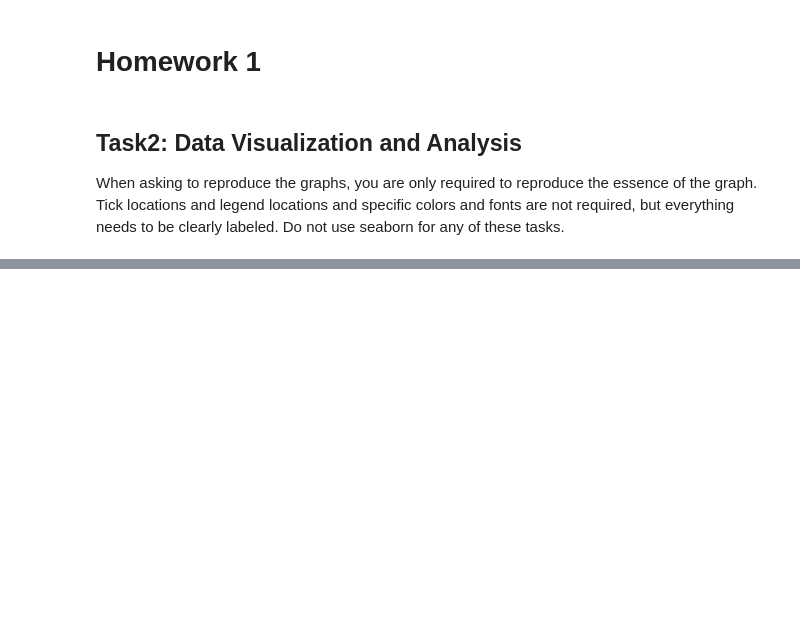
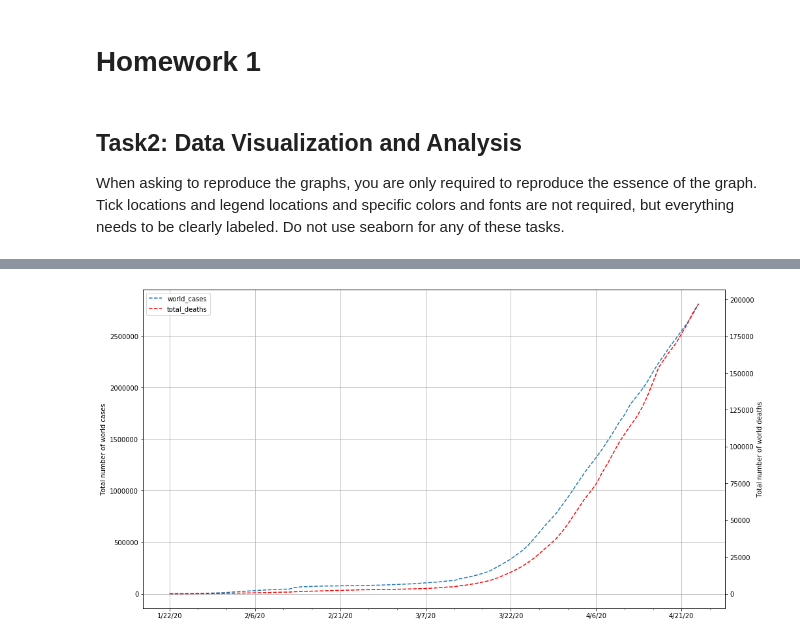
Before and after one commit to heromanba/Columbia-W4995, a Jupyter notebook: homework1.ipynb, the cells around one changed output, grey strips where cells are left out. Cells and saved outputs as stored; diff of their text form; code cells hidden in the pictures; blank space fills up the shorter version.

```diff
--- a/homework1.ipynb
+++ b/homework1.ipynb
@@ -12,0 +73,47 @@ properly.
+# %%
+confirmed = confirmed_df.loc[:, cols[4]:cols[-1]]
+deaths = deaths_df.loc[:, cols[4]:cols[-1]]
+recoveries = recoveries_df.loc[:, cols[4]:cols[-1]]
+# %%
+dates = confirmed.keys()
+
+world_cases = []
+total_deaths = []
+total_recovered = []
+
+for i in dates:
+    world_cases.append(confirmed[i].sum())
+    total_deaths.append(deaths[i].sum())
+    total_recovered.append(recoveries[i].sum())
+# %%
+plt.figure(figsize=(16, 9))
+
+ax1 = plt.gca()    # 'ax1' is of type 'AxesSubplot'.
+line1, = ax1.plot(dates, world_cases, '--',)
+
+ax2 = ax1.twinx()
+line2, = ax2.plot(dates, total_deaths, '--', c='r')
+
+ax1.set_ylabel('Total number of world cases')
+ax2.set_ylabel('Total number of world deaths')
+
+ax2.legend((line1, line2), ('world_cases', 'total_deaths'))
+
+# Make a plot with major ticks that are multiples of 10 and minor ticks that
+# are multiples of 1.  Label major ticks with '%d' formatting but don't label
+# minor ticks.
+ax1.xaxis.set_major_locator(MultipleLocator(15))
+
+major_xticklabels = [''] + [dates[i] for i in range(len(dates)) if i % 15 ==0]
+# 'minor' is used Whether to set the minor ticklabels rather than the major ones.
+ax1.set_xticklabels(major_xticklabels, minor=False)
+
+# For the minor ticks, use no labels; default NullFormatter.
+ax1.xaxis.set_minor_locator(MultipleLocator(5))
+
+# The grid lines to apply the changes on.
+ax1.grid(which='major')
+
+plt.show()
+# %% [output]
+[figure, added]
```
Also changed, not shown: parts of 28 cells of this notebook, 5 other files.
